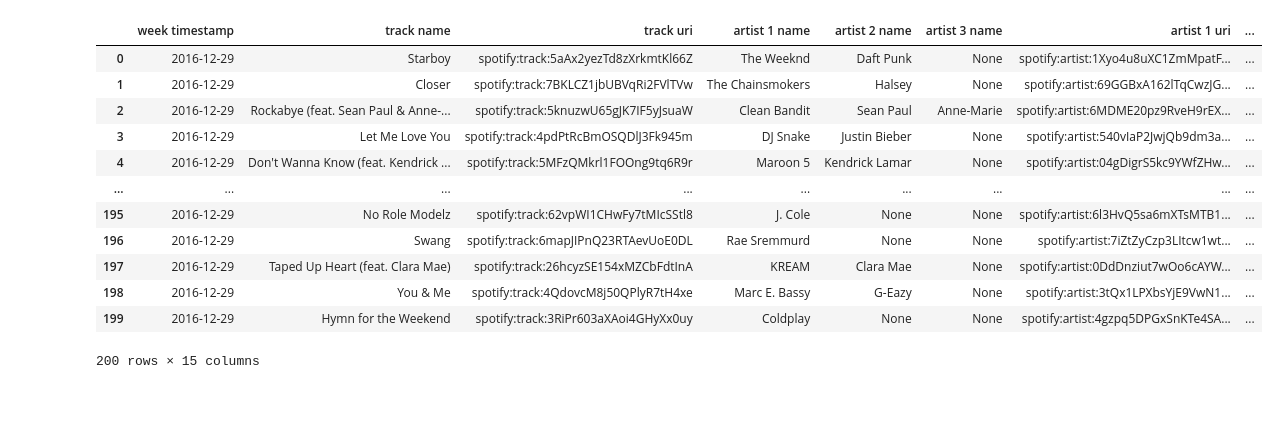
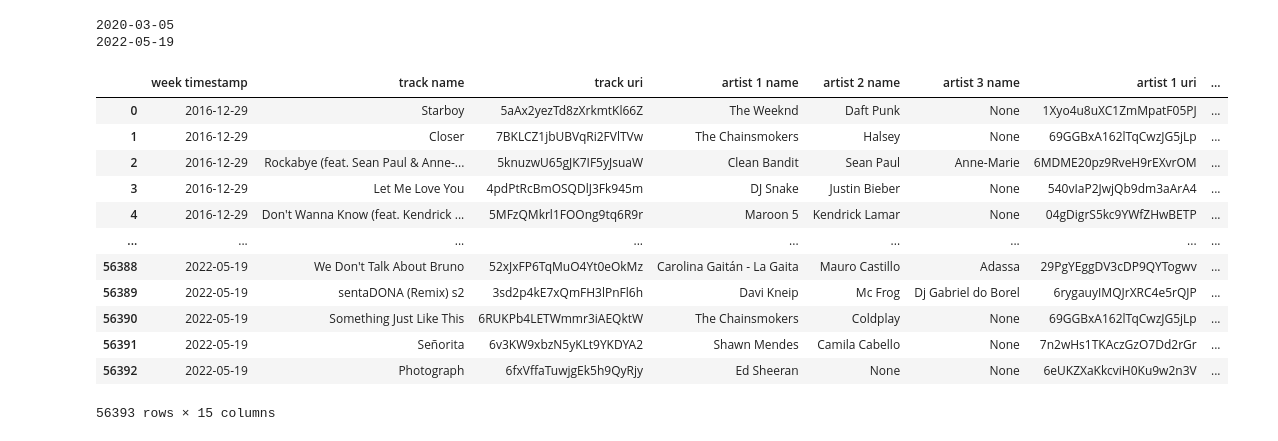
Before and after one commit to barti132/WizualizacjaProjekt, a Jupyter notebook: Spotify_charts_scrapping.ipynb, the cells around one changed output. Cells and saved outputs as stored; diff of their text form; code cells hidden in the pictures; blank space fills up the shorter version.

```diff
--- a/Spotify_charts_scrapping.ipynb
+++ b/Spotify_charts_scrapping.ipynb
@@ -3,12 +3,12 @@ from bs4 import BeautifulSoup
 
 import requests
 
-headers = {
+charts_headers = {
     'authority': 'charts-spotify-com-service.spotify.com',
     'accept': 'application/json',
     'accept-language': 'en-US',
     'app-platform': 'Browser',
-    'authorization': 'Bearer BQD8HppwruzKyEiGggusRF7JlQhBL7yyXbT6p6X6g69L7D_Eba_29rBTaiRFSGIk9o25lK1tQtpLwfGwHMju5j0gb99RXMwJboRsmjpn1iI71jBF0hiFQh01AjcVDguJGJdom1D7Bxb_E8fOcXgXW4Mv6fpGlA',
+    'authorization': 'Bearer BQD6Jl9iu6bYoX0ot6j34pbbJYXHSRz-Kj6tpPY1BsczDzAugHHi3Oa4bXHJobNy8YefOXOtQnj0SXL9F5oWap7DTeGkLC8Wmpucln4DU1x7bxwDnHturanVovufjmhq8z9Yn2f5zwKxkZ4mD8vqJE9_HOG8yg',
     'cache-control': 'no-cache',
     'content-type': 'application/json',
     'origin': 'https://charts.spotify.com',
@@ -24,7 +24,8 @@ headers = {
     'user-agent': 'Mozilla/5.0 (Windows NT 10.0; Win64; x64) AppleWebKit/537.36 (KHTML, like Gecko) Chrome/101.0.4951.67 Safari/537.36',
 }
 
-response = requests.get('https://charts-spotify-com-service.spotify.com/auth/v0/charts/regional-global-weekly/2016-12-29', headers=headers)
+
+response = requests.get('https://charts-spotify-com-service.spotify.com/auth/v0/charts/regional-global-weekly/2016-12-29', headers=charts_headers)
 # %%
 from datetime import date
 from datetime import timedelta
@@ -39,7 +40,7 @@ while current_date < date.today():
   response = requests.get(f"https://charts-spotify-com-service.spotify.com/auth/v0/charts/regional-global-weekly/{current_date}", headers=headers)
   data = response.content
 
-  with open(f"{current_date}.json", "wb") as f:
+  with open(f"./data/{current_date}.json", "wb") as f:
     f.write(data)
 
   current_date = current_date + timedelta(days=7)
@@ -46,3 +72,6 @@ while current_date < date.today():
+# %%
+def extract_uri(uri: str):
+  return uri.split(':')[-1]
 # %%
 import pandas as pd
 import json
@@ -53,7 +82,10 @@ df_creation = []
 current_date = start_date
 while current_date < date.today():
   with open(f"./data/{current_date}.json", "r") as f:
-    data = json.load(f)
+    try:
+      data = json.load(f)
+    except:
+      print(current_date)
 
     for entry in data['entries']:
       metadata = entry['trackMetadata']
@@ -64,19 +96,24 @@ while current_date < date.today():
       # XD
       i = 0
       for artist in metadata['artists']:
+        if 'name' not in artist:
+          continue
+
         artists_names[i] = artist['name']
-        artists_uri[i] = artist['spotifyUri']
+        artists_uri[i] = extract_uri(artist['spotifyUri'])
         i += 1
         if i > 2:
           break
 
       if 'releaseDate' not in metadata:
         metadata['releaseDate'] = None
+      if 'trackName' not in metadata:
+        continue
 
       df_creation.append([
                           current_date,
                           metadata['trackName'],
-                          metadata['trackUri'],
+                          extract_uri(metadata['trackUri']),
                           artists_names[0],
                           artists_names[1],
                           artists_names[2],
@@ -84,46 +121,48 @@ while current_date < date.today():
                           artists_uri[1],
                           artists_uri[2],
                           entryData['rankingMetric']['value'],
-                          None,
+                          get_artist_genre(artists_uri[0]),
                           entryData['consecutiveAppearancesOnChart'],
                           entryData['appearancesOnChart'],
                           metadata['releaseDate'],
                           entryData['peakDate']
 
       ])
-  current_date = date.today() + timedelta(days=7)
+  current_date = current_date + timedelta(days=7)
 
 data_df = pd.DataFrame(df_creation, columns=[
                                              'week timestamp',
                                              'track name',
                                              'track uri',
                                              'artist 1 name',
                                              'artist 2 name',
                                              'artist 3 name',
                                              'artist 1 uri',
                                              'artist 2 uri',
                                              'artist 3 uri',
                                              'total streams',
                                              'genre(s)',
                                              'this position streak',
                                              'total streak',
                                              'release date',
                                              'peak date'
 
 ])
 
 data_df
 # %% [output]
+2020-03-05
+2022-05-19
 |  | week timestamp | track name | track uri | artist 1 name | artist 2 name | artist 3 name | artist 1 uri | ... |
-| 0 | 2016-12-29 | Starboy | spotify:track:5aAx2yezTd8zXrkmtKl66Z | The Weeknd | Daft Punk | None | spotify:artist:1Xyo4u8uXC1ZmMpatF... | ... |
-| 1 | 2016-12-29 | Closer | spotify:track:7BKLCZ1jbUBVqRi2FVlTVw | The Chainsmokers | Halsey | None | spotify:artist:69GGBxA162lTqCwzJG... | ... |
-| 2 | 2016-12-29 | Rockabye (feat. Sean Paul & Anne-... | spotify:track:5knuzwU65gJK7IF5yJsuaW | Clean Bandit | Sean Paul | Anne-Marie | spotify:artist:6MDME20pz9RveH9rEX... | ... |
-| 3 | 2016-12-29 | Let Me Love You | spotify:track:4pdPtRcBmOSQDlJ3Fk945m | DJ Snake | Justin Bieber | None | spotify:artist:540vIaP2JwjQb9dm3a... | ... |
-| 4 | 2016-12-29 | Don't Wanna Know (feat. Kendrick ... | spotify:track:5MFzQMkrl1FOOng9tq6R9r | Maroon 5 | Kendrick Lamar | None | spotify:artist:04gDigrS5kc9YWfZHw... | ... |
+| 0 | 2016-12-29 | Starboy | 5aAx2yezTd8zXrkmtKl66Z | The Weeknd | Daft Punk | None | 1Xyo4u8uXC1ZmMpatF05PJ | ... |
+| 1 | 2016-12-29 | Closer | 7BKLCZ1jbUBVqRi2FVlTVw | The Chainsmokers | Halsey | None | 69GGBxA162lTqCwzJG5jLp | ... |
+| 2 | 2016-12-29 | Rockabye (feat. Sean Paul & Anne-... | 5knuzwU65gJK7IF5yJsuaW | Clean Bandit | Sean Paul | Anne-Marie | 6MDME20pz9RveH9rEXvrOM | ... |
+| 3 | 2016-12-29 | Let Me Love You | 4pdPtRcBmOSQDlJ3Fk945m | DJ Snake | Justin Bieber | None | 540vIaP2JwjQb9dm3aArA4 | ... |
+| 4 | 2016-12-29 | Don't Wanna Know (feat. Kendrick ... | 5MFzQMkrl1FOOng9tq6R9r | Maroon 5 | Kendrick Lamar | None | 04gDigrS5kc9YWfZHwBETP | ... |
 | ... | ... | ... | ... | ... | ... | ... | ... | ... |
-| 195 | 2016-12-29 | No Role Modelz | spotify:track:62vpWI1CHwFy7tMIcSStl8 | J. Cole | None | None | spotify:artist:6l3HvQ5sa6mXTsMTB1... | ... |
-| 196 | 2016-12-29 | Swang | spotify:track:6mapJIPnQ23RTAevUoE0DL | Rae Sremmurd | None | None | spotify:artist:7iZtZyCzp3LItcw1wt... | ... |
-| 197 | 2016-12-29 | Taped Up Heart (feat. Clara Mae) | spotify:track:26hcyzSE154xMZCbFdtInA | KREAM | Clara Mae | None | spotify:artist:0DdDnziut7wOo6cAYW... | ... |
-| 198 | 2016-12-29 | You & Me | spotify:track:4QdovcM8j50QPlyR7tH4xe | Marc E. Bassy | G-Eazy | None | spotify:artist:3tQx1LPXbsYjE9VwN1... | ... |
-| 199 | 2016-12-29 | Hymn for the Weekend | spotify:track:3RiPr603aXAoi4GHyXx0uy | Coldplay | None | None | spotify:artist:4gzpq5DPGxSnKTe4SA... | ... |
+| 56388 | 2022-05-19 | We Don't Talk About Bruno | 52xJxFP6TqMuO4Yt0eOkMz | Carolina Gaitán - La Gaita | Mauro Castillo | Adassa | 29PgYEggDV3cDP9QYTogwv | ... |
+| 56389 | 2022-05-19 | sentaDONA (Remix) s2 | 3sd2p4kE7xQmFH3lPnFl6h | Davi Kneip | Mc Frog | Dj Gabriel do Borel | 6rygauyIMQJrXRC4e5rQJP | ... |
+| 56390 | 2022-05-19 | Something Just Like This | 6RUKPb4LETWmmr3iAEQktW | The Chainsmokers | Coldplay | None | 69GGBxA162lTqCwzJG5jLp | ... |
+| 56391 | 2022-05-19 | Señorita | 6v3KW9xbzN5yKLt9YKDYA2 | Shawn Mendes | Camila Cabello | None | 7n2wHs1TKAczGzO7Dd2rGr | ... |
+| 56392 | 2022-05-19 | Photograph | 6fxVffaTuwjgEk5h9QyRjy | Ed Sheeran | None | None | 6eUKZXaKkcviH0Ku9w2n3V | ... |
-200 rows × 15 columns
+56393 rows × 15 columns
```
Also changed, not shown: parts of 6 cells of this notebook.
